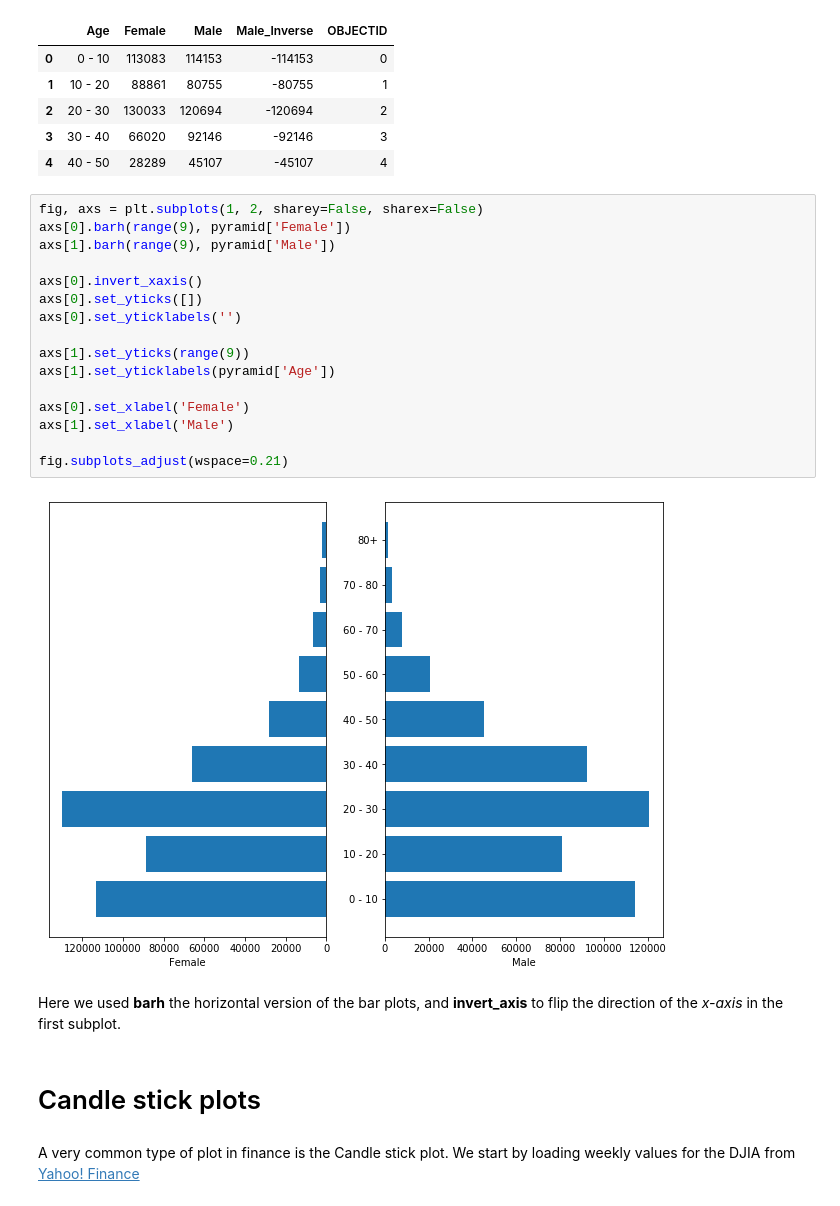
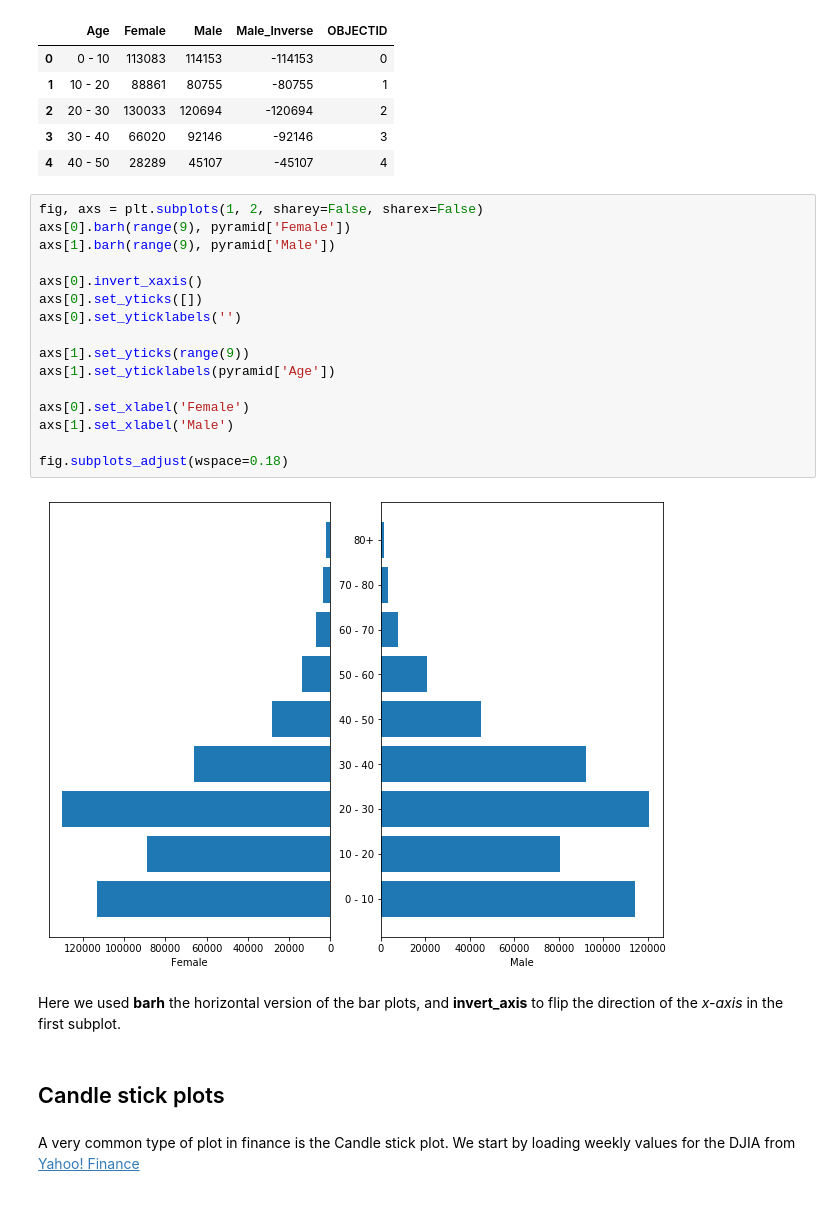
Before and after one commit to DataForScience/DataViz, a Jupyter notebook: 1. Matplotlib.ipynb, the cells around one changed output. Saved outputs shown, nothing was run; the diff lists cells and outputs as text.

```diff
--- a/1. Matplotlib.ipynb
+++ b/1. Matplotlib.ipynb
@@ -356,25 +364,25 @@ pyramid.head()
 # %%
 fig, axs = plt.subplots(1, 2, sharey=False, sharex=False)
 axs[0].barh(range(9), pyramid['Female'])
 axs[1].barh(range(9), pyramid['Male'])
 
 axs[0].invert_xaxis()
 axs[0].set_yticks([])
 axs[0].set_yticklabels('')
 
 axs[1].set_yticks(range(9))
 axs[1].set_yticklabels(pyramid['Age'])
 
 axs[0].set_xlabel('Female')
 axs[1].set_xlabel('Male')
 
-fig.subplots_adjust(wspace=0.21)
+fig.subplots_adjust(wspace=0.18)
 # %% [output]
-[figure, old version]
+[figure, new version]
 # %% [markdown]
 Here we used **barh** the horizontal version of the bar plots, and **invert_axis** to flip the direction of the *x-axis* in the first subplot.
 # %% [markdown]
-# Candle stick plots
+## Candle stick plots
 # %% [markdown]
 A very common type of plot in finance is the Candle stick plot. We start by loading weekly values for the DJIA from [Yahoo! Finance](https://finance.yahoo.com/quote/%5EDJI/history?period1=1388552400&period2=1575090000&interval=1wk&filter=history&frequency=1wk)
 # %%
```
Also changed, not shown: parts of 16 cells of this notebook, 5 other files.
